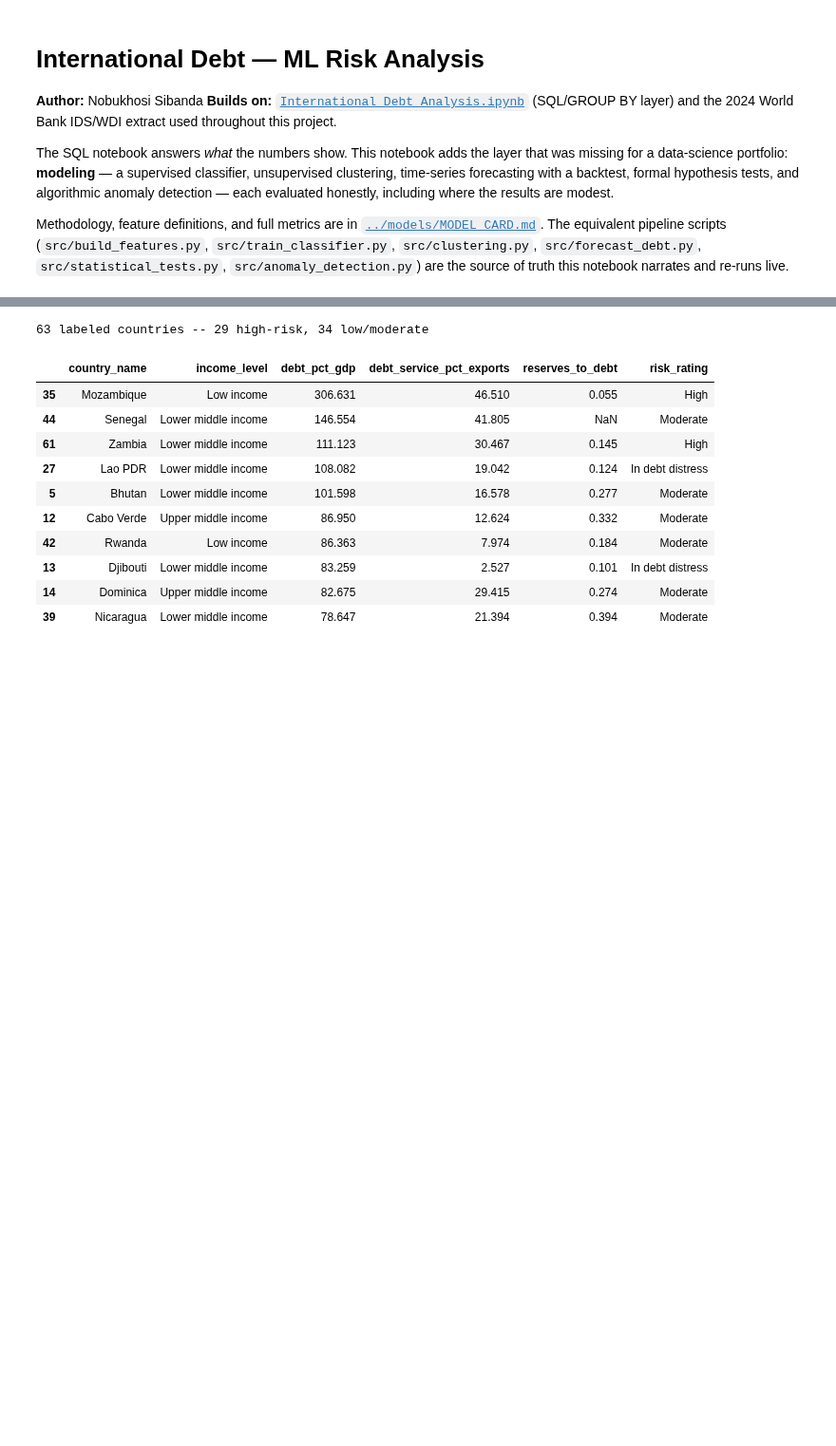
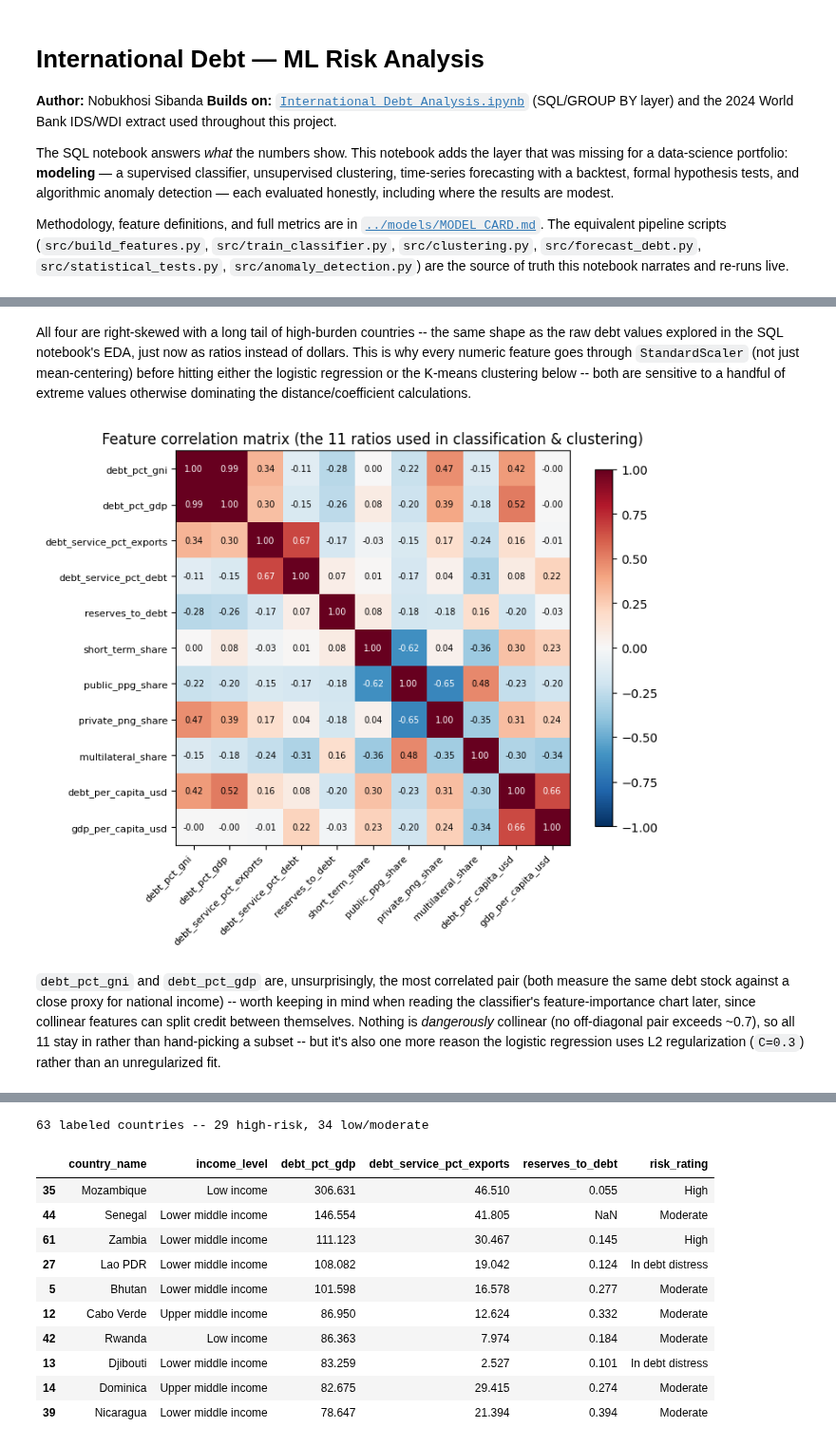
Before and after one commit to Nobby-sibanda/International-Debt, a Jupyter notebook: notebooks/ML_Debt_Risk_Analysis.ipynb, the cells around one changed output, grey strips where cells are left out. Shown at 95% size. Drawn from its saved outputs; the diff is of its cells as text; code cells hidden in the pictures; blank space fills up the shorter version.

```diff
--- a/notebooks/ML_Debt_Risk_Analysis.ipynb
+++ b/notebooks/ML_Debt_Risk_Analysis.ipynb
@@ -43,0 +64,8 @@ RANDOM_STATE = 42
+# %%
+FEATURE_COLS = ['debt_pct_gni', 'debt_pct_gdp', 'debt_service_pct_exports', 'debt_service_pct_debt',
+                'reserves_to_debt', 'short_term_share', 'public_ppg_share', 'private_png_share',
+                'multilateral_share', 'debt_per_capita_usd', 'gdp_per_capita_usd']
+
+missing = country_features[FEATURE_COLS].isna().sum().sort_values(ascending=False)
+missing_pct = (missing / len(country_features) * 100).round(1)
+pd.DataFrame({'missing_count': missing, 'missing_pct': missing_pct})
@@ -43,0 +117,27 @@ RANDOM_STATE = 42
+# %% [markdown]
+All four are right-skewed with a long tail of high-burden countries -- the same shape as the raw
+debt values explored in the SQL notebook's EDA, just now as ratios instead of dollars. This is why
+every numeric feature goes through `StandardScaler` (not just mean-centering) before hitting either
+the logistic regression or the K-means clustering below -- both are sensitive to a handful of
+extreme values otherwise dominating the distance/coefficient calculations.
+# %%
+corr = country_features[FEATURE_COLS].corr()
+fig, ax = plt.subplots(figsize=(7.5, 6.5))
+im = ax.imshow(corr, cmap='RdBu_r', vmin=-1, vmax=1)
+ax.set_xticks(range(len(FEATURE_COLS))); ax.set_xticklabels(FEATURE_COLS, rotation=45, ha='right', fontsize=8)
+ax.set_yticks(range(len(FEATURE_COLS))); ax.set_yticklabels(FEATURE_COLS, fontsize=8)
+for (i, j), v in np.ndenumerate(corr.values):
+    ax.text(j, i, f'{v:.2f}', ha='center', va='center', fontsize=7,
+            color='white' if abs(v) > 0.6 else 'black')
+fig.colorbar(im, shrink=0.8)
+ax.set_title('Feature correlation matrix (the 11 ratios used in classification & clustering)')
+plt.tight_layout(); plt.show()
+# %% [output]
+[figure, added]
+# %% [markdown]
+`debt_pct_gni` and `debt_pct_gdp` are, unsurprisingly, the most correlated pair (both measure the
+same debt stock against a close proxy for national income) -- worth keeping in mind when reading
+the classifier's feature-importance chart later, since collinear features can split credit between
+themselves. Nothing is *dangerously* collinear (no off-diagonal pair exceeds ~0.7), so all 11 stay
+in rather than hand-picking a subset -- but it's also one more reason the logistic regression uses
+L2 regularization (`C=0.3`) rather than an unregularized fit.
```
Also changed, not shown: parts of 15 cells of this notebook.
